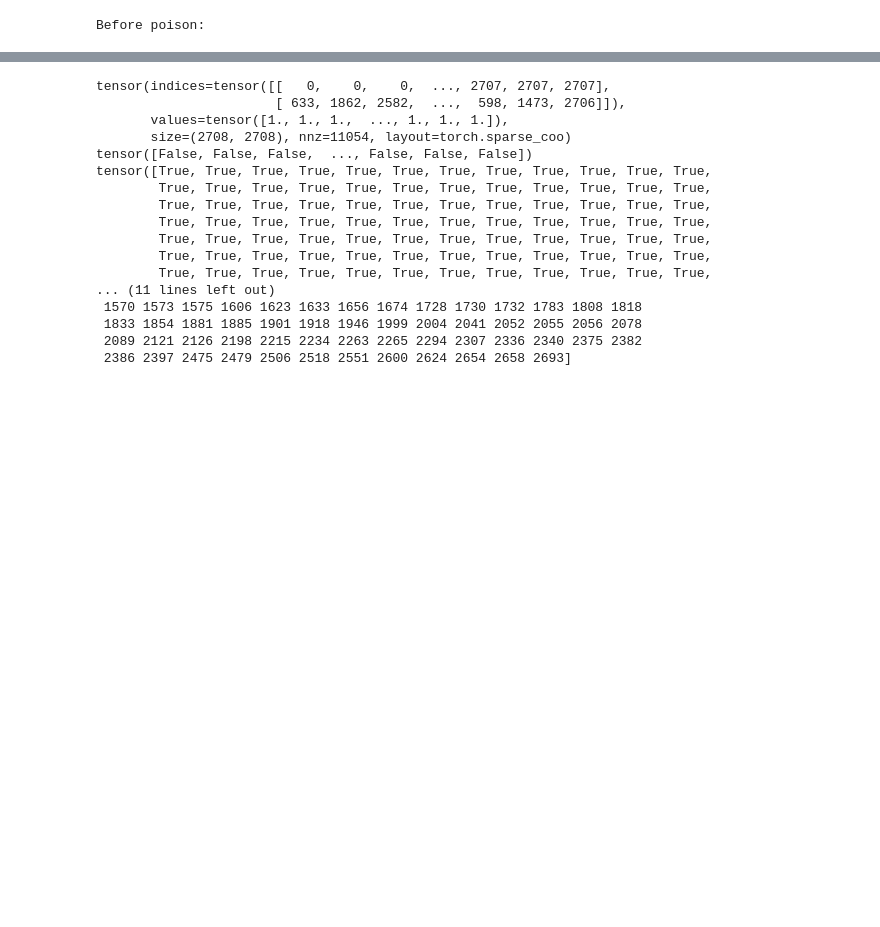
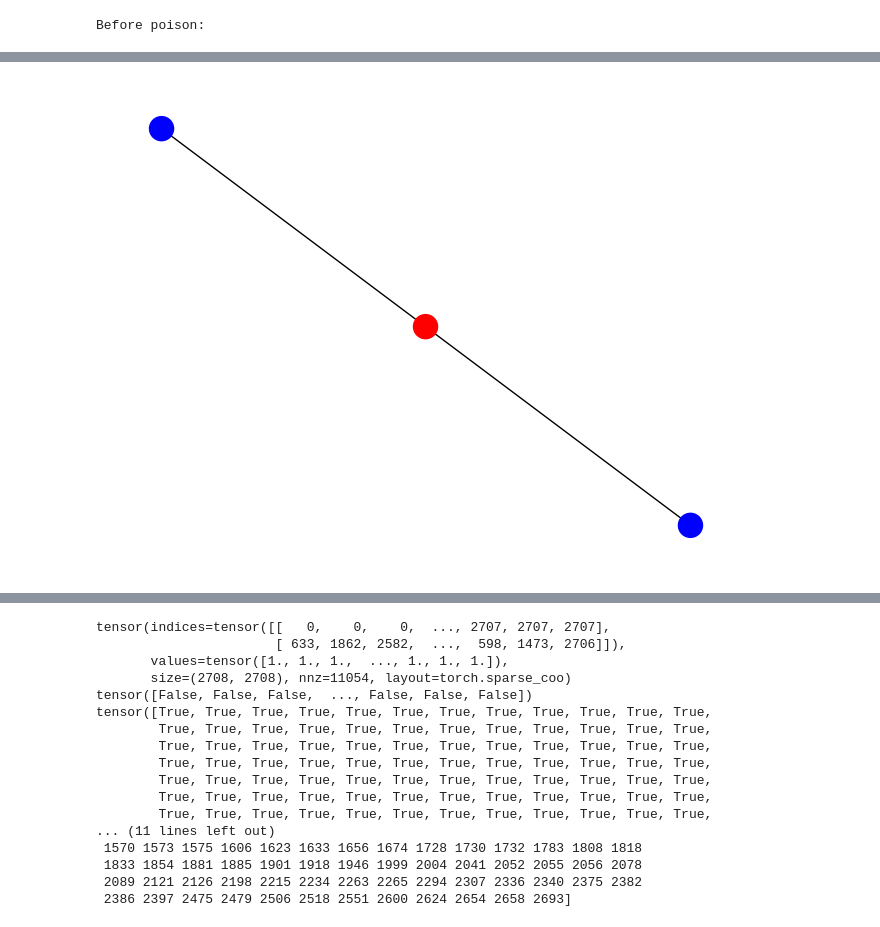
Before and after one commit to Grace-Melchiors/AAU-Dat6-Poison-GAD, a Jupyter notebook: Defence/grace.ipynb, the cells around one changed output, grey strips where cells are left out. Cells and saved outputs as stored; diff of their text form; code cells hidden in the pictures; blank space fills up the shorter version.

Commit message:
made subgraph visual

```diff
--- a/Defence/grace.ipynb
+++ b/Defence/grace.ipynb
@@ -378,0 +358,64 @@ tensor(indices=tensor([[   0,    0,    0,  ..., 2707, 2707, 2707],
+# %%
+import networkx as nx
+import torch_geometric.utils
+from gad_adversarial_robustness.utils.subgraphs import get_subset_neighbors
+
+def plot_graph(edge_index):
+    """
+    parameters:
+        edge_index: sparse coo tensor with edge information
+
+    produces a networkx graph
+    """
+    data = torch_geometric.data.Data(x=edge_index.values(), edge_index=edge_index.indices())
+
+    g = torch_geometric.utils.to_networkx(data, to_undirected=True)
+
+    nx.draw(g)
+
+
+def plot_node_subgraph(edge_index, node_indexs, anomaly_list = [], with_labels = False):
+    """
+    parameters:
+        edge_index: sparse coo tensor with edge information
+        node_index: long tensor of node indices
+        anomaly_list: list of anomaly nodes
+        with_labels: boolean for whether to include labels
+
+    produces a networkx graph
+    """
+
+    # Get neighbors
+    neighbors = get_subset_neighbors(node_indexs, edge_index.indices())
+    neighbors = torch.cat([neighbors, node_indexs])
+
+    # Get subgraph
+    subgraph = torch_geometric.utils.subgraph(neighbors, edge_index.indices(), edge_index.values())
+
+    G = nx.Graph()
+    transgraph = torch.transpose(subgraph[0], 0, 1).numpy()
+    G.add_edges_from(transgraph)
+
+    # plot
+    color_map = []
+    for node in G:
+        if node in anomaly_list:
+            if node in node_indexs:
+                color_map.append('red')
+            else:
+                color_map.append('yellow')
+        else:
+            if node in node_indexs:
+                color_map.append('green')
+            else:
+                color_map.append('blue')
+
+    nx.draw(G, node_color=color_map, with_labels=with_labels)
+
+
+
+edge_data = testingModel.edge_index
+indexs = torch.tensor([target_list[0]])
+plot_node_subgraph(edge_data, indexs, anomaly_list = anomaly_list)
+# %% [output]
+[figure, added]
```
Also changed, not shown: parts of 7 cells of this notebook, 2 other files.
